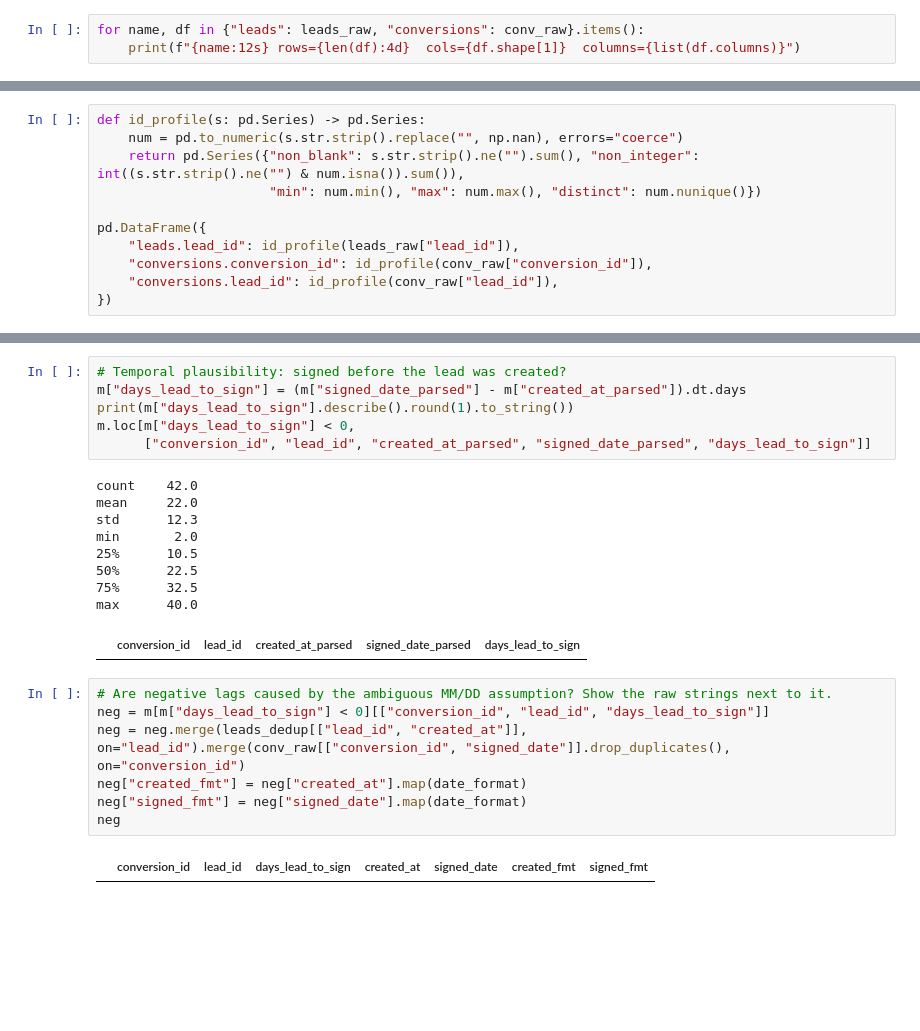
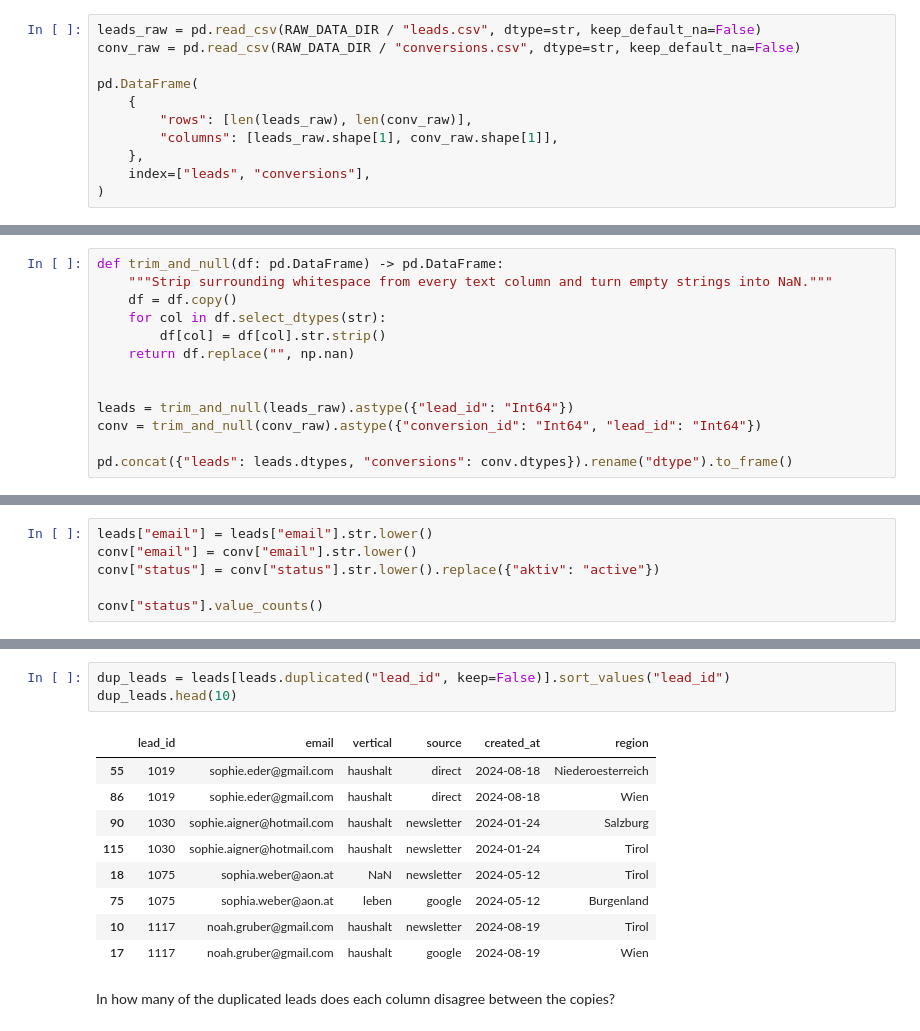
Before and after one commit to markzmbl/coding-challenge-data-engineer, a Jupyter notebook: notebooks/01_data_profiling.ipynb, the cells around one changed output, grey strips where cells are left out. Cells and saved outputs as stored; diff of their text form; blank space fills up the shorter version.

```diff
--- a/notebooks/01_data_profiling.ipynb
+++ b/notebooks/01_data_profiling.ipynb
@@ -40,4 +36,12 @@ pandas 3.0.6
 # %%
-for name, df in {"leads": leads_raw, "conversions": conv_raw}.items():
-    print(f"{name:12s} rows={len(df):4d}  cols={df.shape[1]}  columns={list(df.columns)}")
+leads_raw = pd.read_csv(RAW_DATA_DIR / "leads.csv", dtype=str, keep_default_na=False)
+conv_raw = pd.read_csv(RAW_DATA_DIR / "conversions.csv", dtype=str, keep_default_na=False)
+
+pd.DataFrame(
+    {
+        "rows": [len(leads_raw), len(conv_raw)],
+        "columns": [leads_raw.shape[1], conv_raw.shape[1]],
+    },
+    index=["leads", "conversions"],
+)
 # %% [output]
@@ -148,0 +152,13 @@ CONVERSIONS
+# %%
+def trim_and_null(df: pd.DataFrame) -> pd.DataFrame:
+    """Strip surrounding whitespace from every text column and turn empty strings into NaN."""
+    df = df.copy()
+    for col in df.select_dtypes(str):
+        df[col] = df[col].str.strip()
+    return df.replace("", np.nan)
+
+
+leads = trim_and_null(leads_raw).astype({"lead_id": "Int64"})
+conv = trim_and_null(conv_raw).astype({"conversion_id": "Int64", "lead_id": "Int64"})
+
+pd.concat({"leads": leads.dtypes, "conversions": conv.dtypes}).rename("dtype").to_frame()
@@ -334,12 +335,7 @@ range are a strong hint for broken references.
 # %%
-def id_profile(s: pd.Series) -> pd.Series:
-    num = pd.to_numeric(s.str.strip().replace("", np.nan), errors="coerce")
-    return pd.Series({"non_blank": s.str.strip().ne("").sum(), "non_integer": int((s.str.strip().ne("") & num.isna()).sum()),
-                      "min": num.min(), "max": num.max(), "distinct": num.nunique()})
+leads["email"] = leads["email"].str.lower()
+conv["email"] = conv["email"].str.lower()
+conv["status"] = conv["status"].str.lower().replace({"aktiv": "active"})
 
-pd.DataFrame({
-    "leads.lead_id": id_profile(leads_raw["lead_id"]),
-    "conversions.conversion_id": id_profile(conv_raw["conversion_id"]),
-    "conversions.lead_id": id_profile(conv_raw["lead_id"]),
-})
+conv["status"].value_counts()
 # %% [output]
@@ -553,26 +560,16 @@ matched conversions: 42 | email mismatch: 0
 # %%
-# Temporal plausibility: signed before the lead was created?
-m["days_lead_to_sign"] = (m["signed_date_parsed"] - m["created_at_parsed"]).dt.days
-print(m["days_lead_to_sign"].describe().round(1).to_string())
-m.loc[m["days_lead_to_sign"] < 0,
-      ["conversion_id", "lead_id", "created_at_parsed", "signed_date_parsed", "days_lead_to_sign"]]
+dup_leads = leads[leads.duplicated("lead_id", keep=False)].sort_values("lead_id")
+dup_leads.head(10)
 # %% [output]
-count    42.0
-mean     22.0
-std      12.3
-min       2.0
-25%      10.5
-50%      22.5
-75%      32.5
-max      40.0
-|  | conversion_id | lead_id | created_at_parsed | signed_date_parsed | days_lead_to_sign |
+|  | lead_id | email | vertical | source | created_at | region |
+| 55 | 1019 | sophie.eder@gmail.com | haushalt | direct | 2024-08-18 | Niederoesterreich |
+| 86 | 1019 | sophie.eder@gmail.com | haushalt | direct | 2024-08-18 | Wien |
+| 90 | 1030 | sophie.aigner@hotmail.com | haushalt | newsletter | 2024-01-24 | Salzburg |
+| 115 | 1030 | sophie.aigner@hotmail.com | haushalt | newsletter | 2024-01-24 | Tirol |
+| 18 | 1075 | sophia.weber@aon.at | NaN | newsletter | 2024-05-12 | Tirol |
+| 75 | 1075 | sophia.weber@aon.at | leben | google | 2024-05-12 | Burgenland |
+| 10 | 1117 | noah.gruber@gmail.com | haushalt | newsletter | 2024-08-19 | Tirol |
+| 17 | 1117 | noah.gruber@gmail.com | haushalt | google | 2024-08-19 | Wien |
-# %%
-# Are negative lags caused by the ambiguous MM/DD assumption? Show the raw strings next to it.
-neg = m[m["days_lead_to_sign"] < 0][["conversion_id", "lead_id", "days_lead_to_sign"]]
-neg = neg.merge(leads_dedup[["lead_id", "created_at"]], on="lead_id").merge(conv_raw[["conversion_id", "signed_date"]].drop_duplicates(), on="conversion_id")
-neg["created_fmt"] = neg["created_at"].map(date_format)
-neg["signed_fmt"] = neg["signed_date"].map(date_format)
-neg
-# %% [output]
-|  | conversion_id | lead_id | days_lead_to_sign | created_at | signed_date | created_fmt | signed_fmt |
+# %% [markdown]
+In how many of the duplicated leads does each column disagree between the copies?
 # %%
```
Also changed, not shown: parts of 78 cells of this notebook, 7 other files.
